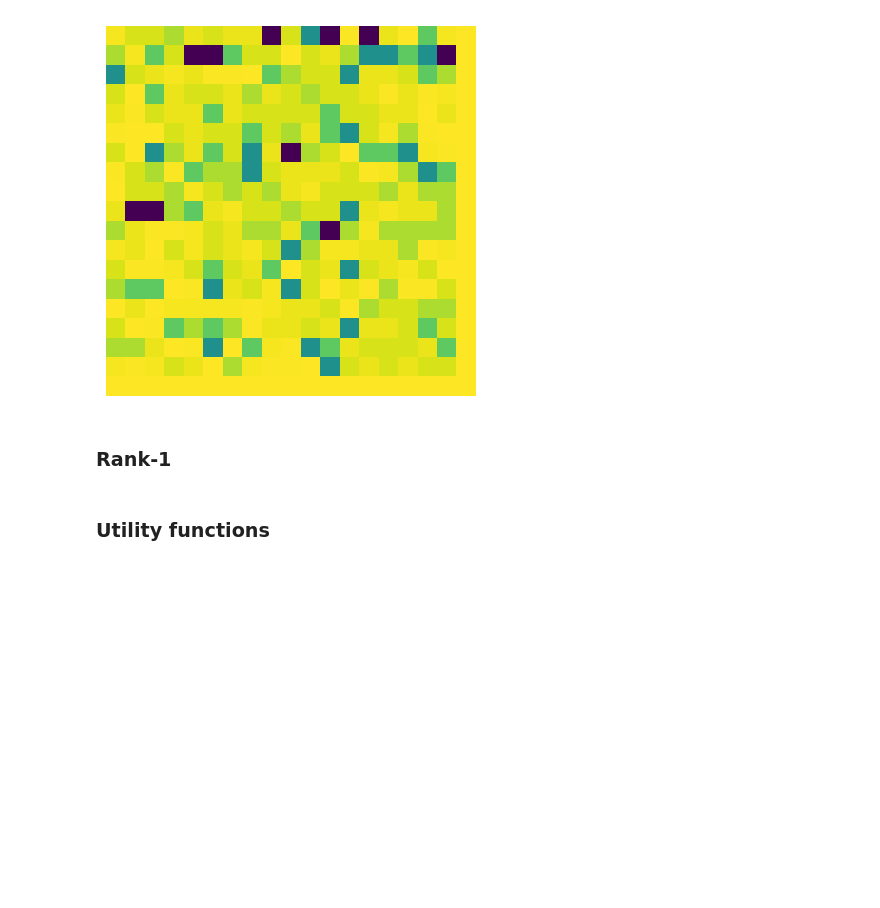
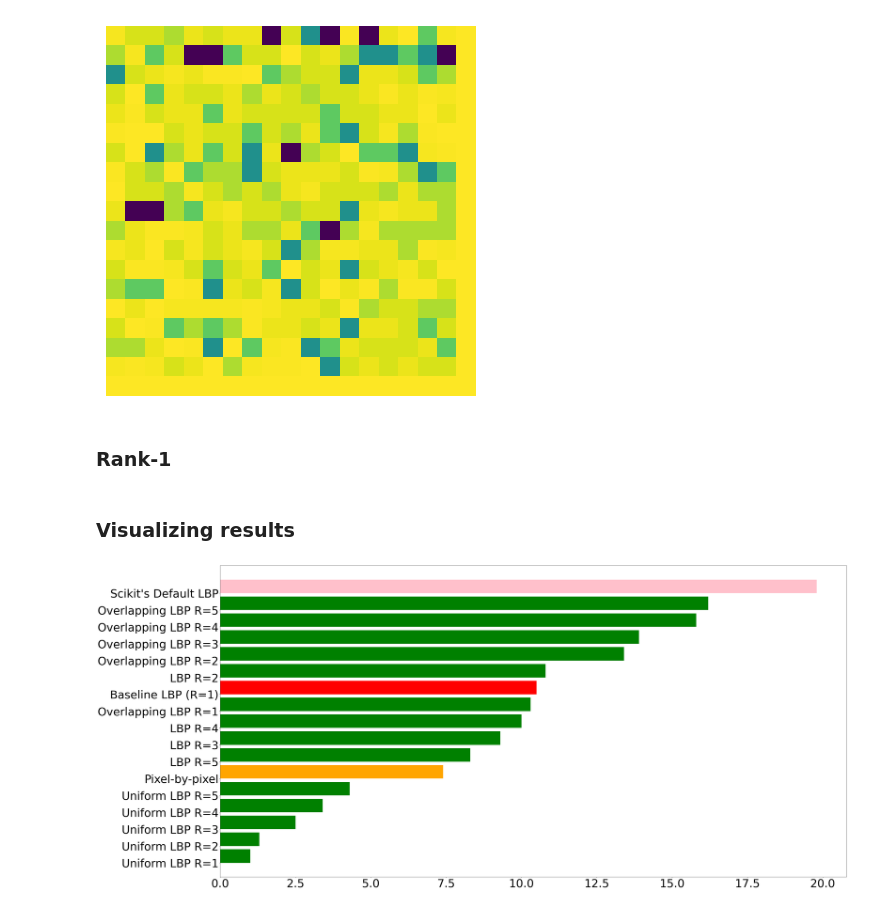
Before and after one commit to catarina03/FRI-IBB, a Jupyter notebook: src/Assignment #1.ipynb, the cells around one changed output. Cells and saved outputs as stored; diff of their text form; code cells hidden in the pictures; blank space fills up the shorter version.

Commit message:
Finish LBP comparisons

```diff
--- a/src/Assignment #1.ipynb
+++ b/src/Assignment #1.ipynb
@@ -205,3 +251,6 @@ all_baseline_LBPs_by_class = [all_baseline_LBPs[i:i+10] for i in range(0, len(al
+# %%
+all_scikit_LBPs = [np.ravel(local_binary_pattern(image_list[i],8,4,method='default')) for i in range(len(image_list))]
+all_scikit_LBPs_by_class = [all_scikit_LBPs[i:i+10] for i in range(0, len(all_scikit_LBPs), 10)]
 # %%
 # Returns a list of size 100 with the flattened images
 def precompute_all_averages_pixel_by_pixel():
@@ -274,2 +551,18 @@ percentage_rank_one_baseline_LBP = (sum(rank_one_baseline_LBP_list)/len(rank_one
+# %%
+# Rank-1 Scikit - Word length=8, R=4, method='default'
+rank_one_scikit_list = rank_one_for_all_images(precompute_all_averages_scikit_LBP, compute_average_of_class_scikit_LBP, all_scikit_LBPs)
+percentage_rank_one_scikit = (sum(rank_one_scikit_list)/len(rank_one_scikit_list)) * 100
+# %%
+percentage_rank_one_pbp = 7.39999999999999
+percentage_rank_one_baseline_LBP = 10.5
+percentage_rank_one_5x5_LBP = 10.8
+percentage_rank_one_7x7_LBP = 9.3
+percentage_rank_one_9x9_LBP = 10
+percentage_rank_one_11x11_LBP = 8.3
+percentage_rank_one_overlapping_3x3_LBP = 10.299999999999999
+percentage_rank_one_overlapping_5x5_LBP = 13.4
+percentage_rank_one_overlapping_7x7_LBP = 13.9
+percentage_rank_one_overlapping_9x9_LBP = 15.8
+percentage_rank_one_overlapping_11x11_LBP = 16.2
 # %% [markdown]
-### Utility functions
+### Visualizing results
@@ -318,0 +569,57 @@ def flattenLBPMatrix(matrix):
+# %%
+LBP_names = ["Pixel-by-pixel",
+    "Baseline LBP (R=1)",
+    "LBP R=2",
+    "LBP R=3",
+    "LBP R=4",
+    "LBP R=5",
+    "Overlapping LBP R=1",
+    "Overlapping LBP R=2",
+    "Overlapping LBP R=3",
+    "Overlapping LBP R=4",
+    "Overlapping LBP R=5",
+    "Uniform LBP R=1",
+    "Uniform LBP R=2",
+    "Uniform LBP R=3",
+    "Uniform LBP R=4",
+    "Uniform LBP R=5",
+    "Scikit's Default LBP"]
+
+LBP_results = [percentage_rank_one_pbp,
+    percentage_rank_one_baseline_LBP,
+    percentage_rank_one_5x5_LBP,
+    percentage_rank_one_7x7_LBP,
+    percentage_rank_one_9x9_LBP,
+    percentage_rank_one_11x11_LBP,
+    percentage_rank_one_overlapping_3x3_LBP,
+    percentage_rank_one_overlapping_5x5_LBP,
+    percentage_rank_one_overlapping_7x7_LBP,
+    percentage_rank_one_overlapping_9x9_LBP,
+    percentage_rank_one_overlapping_11x11_LBP,
+    percentage_rank_one_uniform_3x3_LBP,
+    percentage_rank_one_uniform_5x5_LBP,
+    percentage_rank_one_uniform_7x7_LBP,
+    percentage_rank_one_uniform_9x9_LBP,
+    percentage_rank_one_uniform_11x11_LBP,
+    percentage_rank_one_scikit]
+
+df = pd.DataFrame(list(zip(LBP_names, LBP_results)),
+                   columns=['Name', 'Rank-1'])
+
+df = df.sort_values('Rank-1')
+
+
+fig, ax = plt.subplots(1, figsize=(50, 25))
+plt.rcParams.update({'font.size': 50})
+
+
+ax.barh(df.Name, df["Rank-1"], align='edge', color='green')
+ax.barh("Baseline LBP (R=1)", percentage_rank_one_baseline_LBP, align='edge', color='red')
+ax.barh("Pixel-by-pixel", percentage_rank_one_pbp, align='edge', color='orange')
+ax.barh("Scikit's Default LBP", percentage_rank_one_scikit, align='edge', color='pink')
+
+plt.savefig("R1-Comparison.png")
+
+plt.show()
+# %% [output]
+[figure, added]
```
Also changed, not shown: parts of 35 cells of this notebook, 1 other file.
